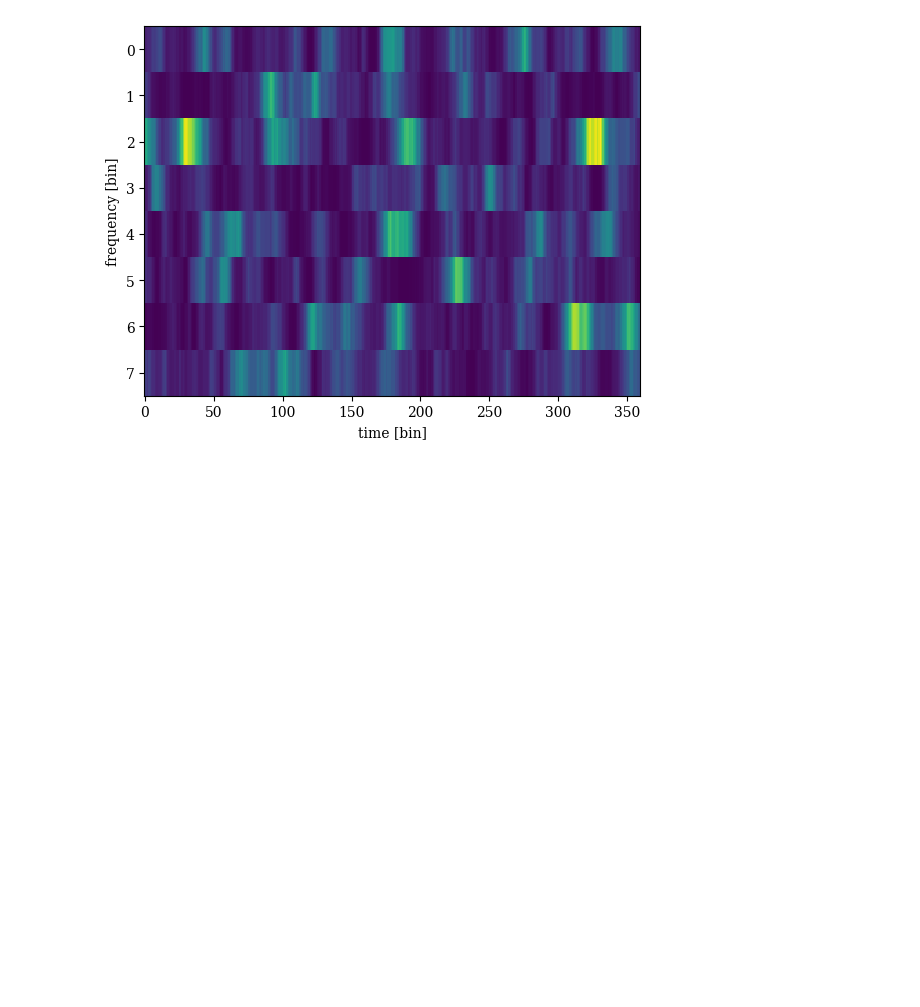
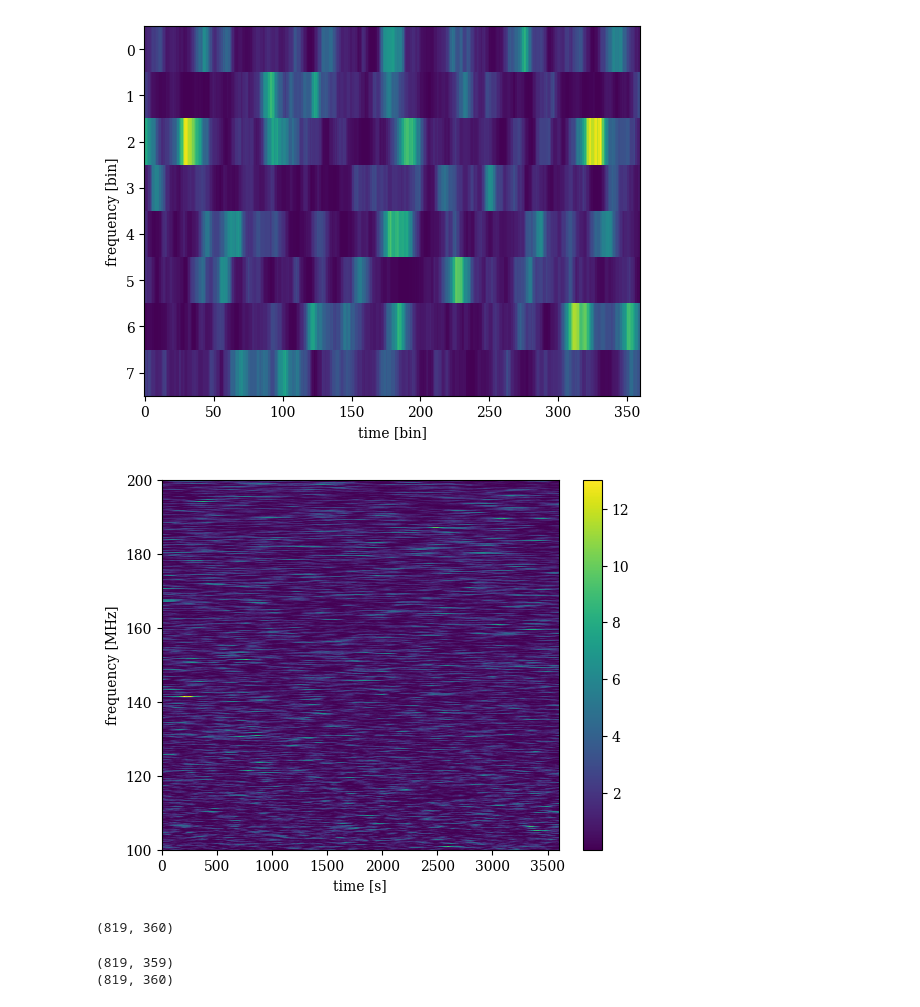
Before and after one commit to bjacobell/PsrSim, a Jupyter notebook: full_demo_notebook.ipynb, the cells around one changed output. Saved outputs shown, nothing was run; the diff lists cells and outputs as text; code cells hidden in the pictures; blank space fills up the shorter version.

```diff
--- a/full_demo_notebook.ipynb
+++ b/full_demo_notebook.ipynb
@@ -83,3 +83,19 @@ plt.show()
 [figure]
 # %%
 np.savez(f'/Users/user/Downloads/dspec_{f_start}_{f_stop}_MHz.npz', dspec=dspec, tlim=tlim)
+# %%
+a = np.load('/Users/user/Downloads/dspec_100_200_MHz_072926.npz')
+dspec = a['dspec'][::-1, :] # reverse frequency
+tlim = a['tlim']
+# %%
+plt.imshow(dspec, aspect='auto', interpolation='none', extent=[0, tlim, 100, 200])
+plt.ylabel('frequency [MHz]')
+plt.xlabel('time [s]')
+plt.colorbar()
+plt.show()
+# %% [output]
+[figure, added]
+# %%
+print(dspec.shape)
+# %% [output]
+(819, 360)
@@ -85,0 +110,6 @@ np.savez(f'/Users/user/Downloads/dspec_{f_start}_{f_stop}_MHz.npz', dspec=dspec,
+# %%
+print(dmbeatspec.shape)
+print(dspec.shape)
+# %% [output]
+(819, 359)
+(819, 360)
```
Also changed, not shown: parts of 9 cells of this notebook, 6 other files.
